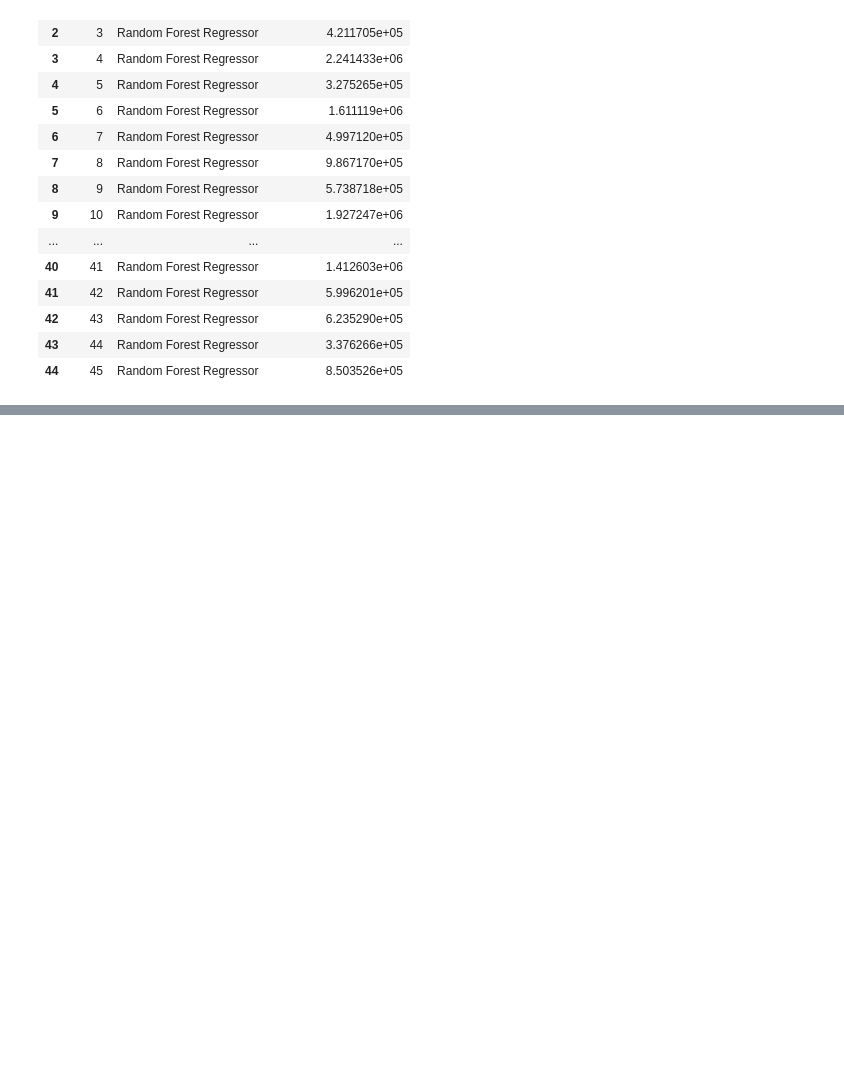
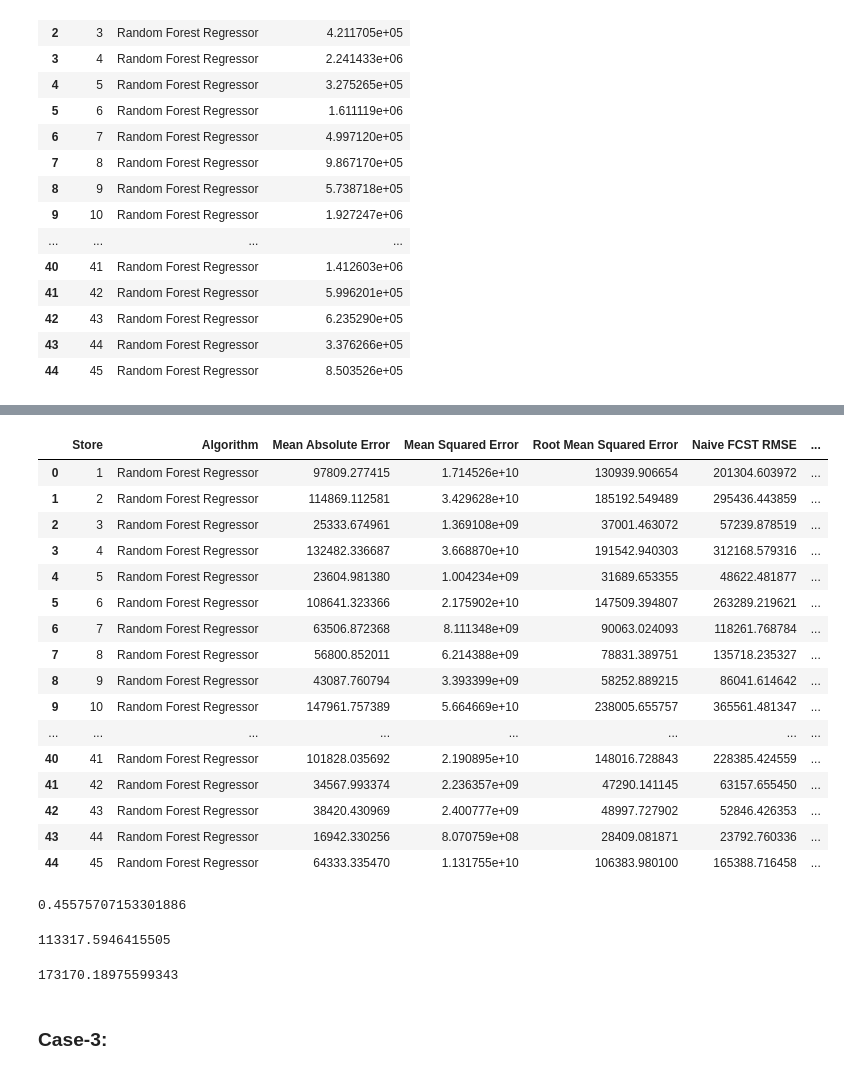
Before and after one commit to Franceskling/final_project, a Jupyter notebook: machine_learning/ALLstores_sales_future_forecast_ML.ipynb, the cells around one changed output, grey strips where cells are left out. Saved outputs shown, nothing was run; the diff lists cells and outputs as text; code cells hidden in the pictures; blank space fills up the shorter version.

```diff
--- a/machine_learning/ALLstores_sales_future_forecast_ML.ipynb
+++ b/machine_learning/ALLstores_sales_future_forecast_ML.ipynb
@@ -369,10 +441,10 @@ Store_scoring.to_csv('../Resources/allstores_future_score.csv')
 # %%
-# Looping through each Store for finding their predicted values and performance metrics using Linear Regression Model
+# Looping through each Store for finding their future values and performance metrics using Random Forest Regression Model
 
-stores_predictions = pd.DataFrame([])
-stores_metrics = []
+stores_predictions_02 = pd.DataFrame([])
+stores_metrics_02 = []
 
-Future_prediction = []
+Future_prediction_02 = []
 
 for store in stores:
     stores_sales = allstores_model_df[allstores_model_df.Store == store]
@@ -406,8 +478,8 @@ for store in stores:
         print('check error--scale the sales data')
         print(e.message)
 
-    # Instantiate the Random Forest Regressor Model
-    regr = RandomForestRegressor(n_estimators=100, random_state=0)
+    # Instantiate the Random Forest Regression Model
+    regr = RandomForestRegressor(n_estimators=250, random_state=0)
 
     # Fitting the model
     regr = regr.fit(X_train_scaled, y_train)
@@ -416,9 +488,8 @@ for store in stores:
     y_pred = regr.predict(X_test_scaled)
 
     predictions = pd.DataFrame({"Store":store,"Algorithm":"Random Forest Regressor","Prediction": y_pred, "Actual": y_test})
-    #predictions = pd.DataFrame({"Store":store,"Algorithm":"Linear Regression","Prediction": y_pred, "Actual": y_test})
 
-    stores_predictions = stores_predictions.append(predictions)
+    stores_predictions_02 = stores_predictions_02.append(predictions)
 
     # Naive model variables declaration-Assuming this week's sales similar to the last week's sale
     actual_y = stores_sales["Weekly_Sales"][1:]
@@ -433,25 +504,10 @@ for store in stores:
                     "Naive FCST RMSE": np.sqrt(metrics.mean_squared_error(actual_y, prediction_y)),
                     "R-squared":r2_score(y_test, y_pred)}
 
-    stores_metrics.append(scoring)
+    stores_metrics_02.append(scoring)
 
     # Make the future prediction
     future_df = pd.DataFrame(X.iloc[[-1]])
-    print(future_df)
-#     future_df = future_df.drop(columns =["Date","Rev_Date","index_id","sales_diff"])
-
-    # Mirroring the X variable to perform future predictions
-#     future_df = future_df.rename(columns={"Weekly_Sales":"Previous_WK_Sales"})
-#     future_df["Prev_WK_Sales2"] = future_df["Previous_WK_Sales"]
-#     future_df = future_df.drop(columns=["Previous_WK_Sales"])
-#     future_df = future_df[["Prev_WK_Sales2","Week"]]
-
-#     print(future_df2)
-#     future_df['Week'] = future_df['Week'].apply(str)
-
-#     future_df= pd.get_dummies(future_df, prefix=['Week'])
-
-#     print(future_df)
 
     # Scale the data
     X_future_scaled = X_scaler.transform(future_df)
@@ -460,4 +516,4 @@ for store in stores:
 
     future_wk_prediction = {"Store":store,"Algorithm":"Random Forest Regressor","future Week Prediction":F_pred[0]}
 
-    Future_prediction.append(future_wk_prediction)
+    Future_prediction_02.append(future_wk_prediction)
@@ -467,6 +603,34 @@ Store_scoring_02
+# %%
+# Random Forest Regression computed metrics
+Store_scoring_02 = pd.DataFrame(stores_metrics_02)
+Store_scoring_02
+# %% [output]
+|  | Store | Algorithm | Mean Absolute Error | Mean Squared Error | Root Mean Squared Error | Naive FCST RMSE | ... |
+| 0 | 1 | Random Forest Regressor | 97809.277415 | 1.714526e+10 | 130939.906654 | 201304.603972 | ... |
+| 1 | 2 | Random Forest Regressor | 114869.112581 | 3.429628e+10 | 185192.549489 | 295436.443859 | ... |
+| 2 | 3 | Random Forest Regressor | 25333.674961 | 1.369108e+09 | 37001.463072 | 57239.878519 | ... |
+| 3 | 4 | Random Forest Regressor | 132482.336687 | 3.668870e+10 | 191542.940303 | 312168.579316 | ... |
+| 4 | 5 | Random Forest Regressor | 23604.981380 | 1.004234e+09 | 31689.653355 | 48622.481877 | ... |
+| 5 | 6 | Random Forest Regressor | 108641.323366 | 2.175902e+10 | 147509.394807 | 263289.219621 | ... |
+| 6 | 7 | Random Forest Regressor | 63506.872368 | 8.111348e+09 | 90063.024093 | 118261.768784 | ... |
+| 7 | 8 | Random Forest Regressor | 56800.852011 | 6.214388e+09 | 78831.389751 | 135718.235327 | ... |
+| 8 | 9 | Random Forest Regressor | 43087.760794 | 3.393399e+09 | 58252.889215 | 86041.614642 | ... |
+| 9 | 10 | Random Forest Regressor | 147961.757389 | 5.664669e+10 | 238005.655757 | 365561.481347 | ... |
+| ... | ... | ... | ... | ... | ... | ... | ... |
+| 40 | 41 | Random Forest Regressor | 101828.035692 | 2.190895e+10 | 148016.728843 | 228385.424559 | ... |
+| 41 | 42 | Random Forest Regressor | 34567.993374 | 2.236357e+09 | 47290.141145 | 63157.655450 | ... |
+| 42 | 43 | Random Forest Regressor | 38420.430969 | 2.400777e+09 | 48997.727902 | 52846.426353 | ... |
+| 43 | 44 | Random Forest Regressor | 16942.330256 | 8.070759e+08 | 28409.081871 | 23792.760336 | ... |
+| 44 | 45 | Random Forest Regressor | 64333.335470 | 1.131755e+10 | 106383.980100 | 165388.716458 | ... |
 # %%
 Store_scoring_02["R-squared"].mean()
+# %% [output]
+0.45575707153301886
 # %%
 Store_scoring_02["Root Mean Squared Error"].mean()
+# %% [output]
+113317.5946415505
 # %%
 Store_scoring_02["Naive FCST RMSE"].mean()
+# %% [output]
+173170.18975599343
@@ -473 +640,3 @@ Store_scoring_02["Naive FCST RMSE"].mean()
+# %% [markdown]
+### Case-3:
 # %%
```
Also changed, not shown: parts of 37 cells of this notebook, 9 other files.
